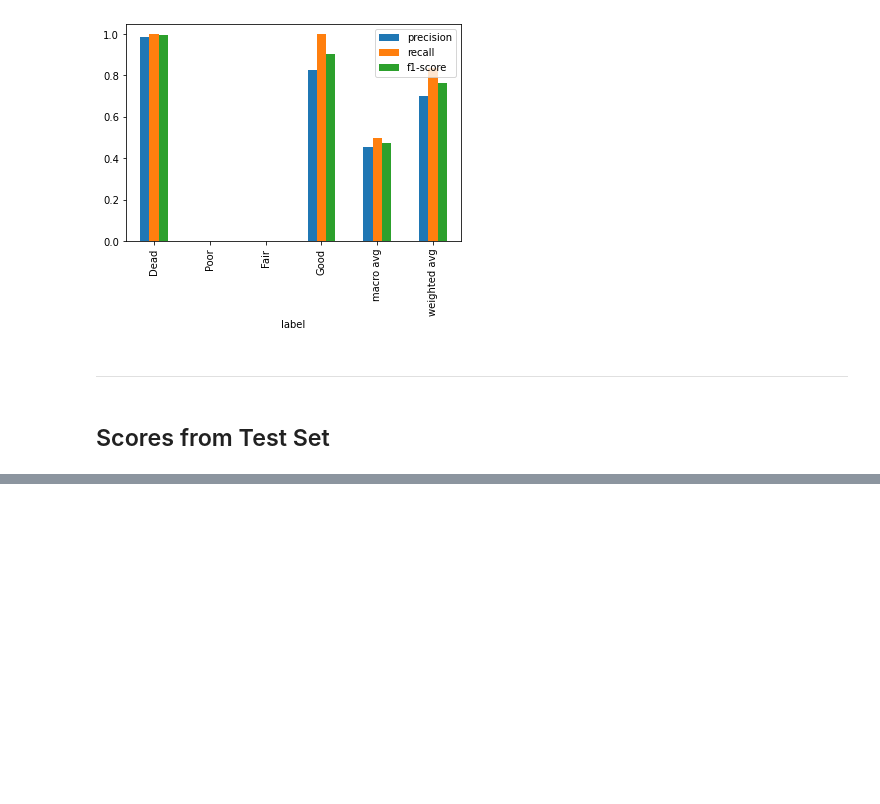
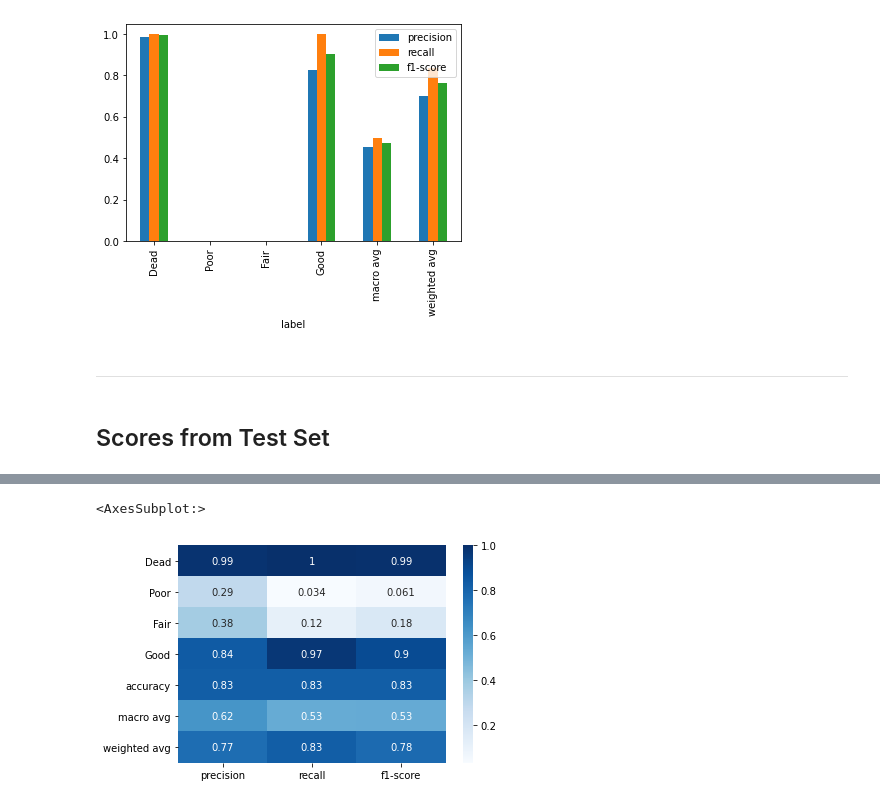
Before and after one commit to eugenekim3107/nyc-tree-health-predictor, a Jupyter notebook: model/nyc_models.ipynb, the cells around one changed output, grey strips where cells are left out. Cells and saved outputs as stored; diff of their text form; code cells hidden in the pictures; blank space fills up the shorter version.

```diff
--- a/model/nyc_models.ipynb
+++ b/model/nyc_models.ipynb
@@ -248,3 +248,10 @@ report_df.plot(y=['precision', 'recall', 'f1-score'], x='label', kind='bar')
 ---
 # %% [markdown]
 ## Scores from Test Set
+# %%
+#use test set
+test_features = np.loadtxt('test_features.txt')
+test_label = np.loadtxt('test_label.txt')
+# %%
+#predictions with knn classifier with hyperparameter tuning
+test_predictions = knn.predict(test_features)
@@ -250,0 +272,10 @@ report_df.plot(y=['precision', 'recall', 'f1-score'], x='label', kind='bar')
+# %%
+#create heatmap of results
+import seaborn as sns
+clf_report = classification_report(test_label, test_predictions,
+                                   target_names=target_names,
+                                   output_dict=True)
+sns.heatmap(pd.DataFrame(clf_report).iloc[:-1, :].T, annot=True, cmap="Blues")
+# %% [output]
+<AxesSubplot:>
+[figure, added]
```
Also changed, not shown: parts of 2 cells of this notebook.
